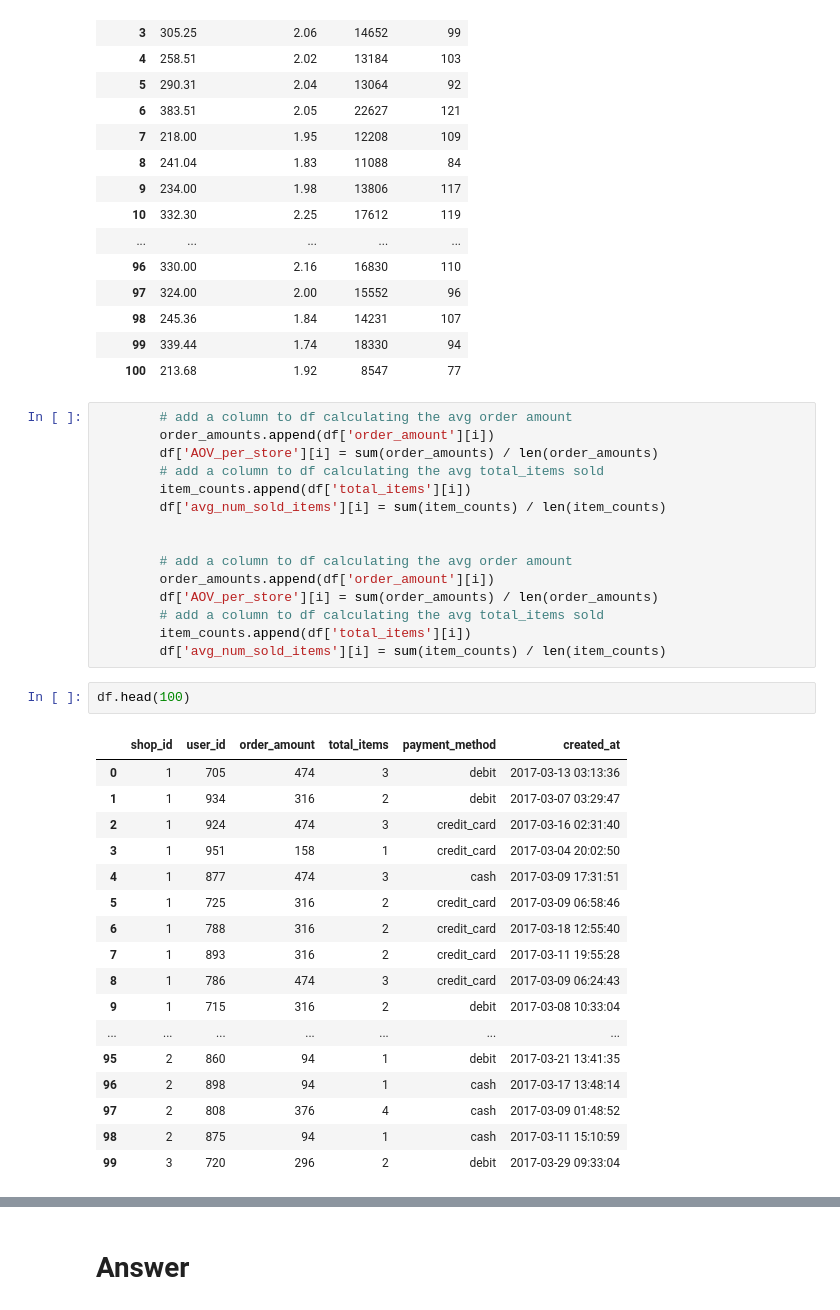
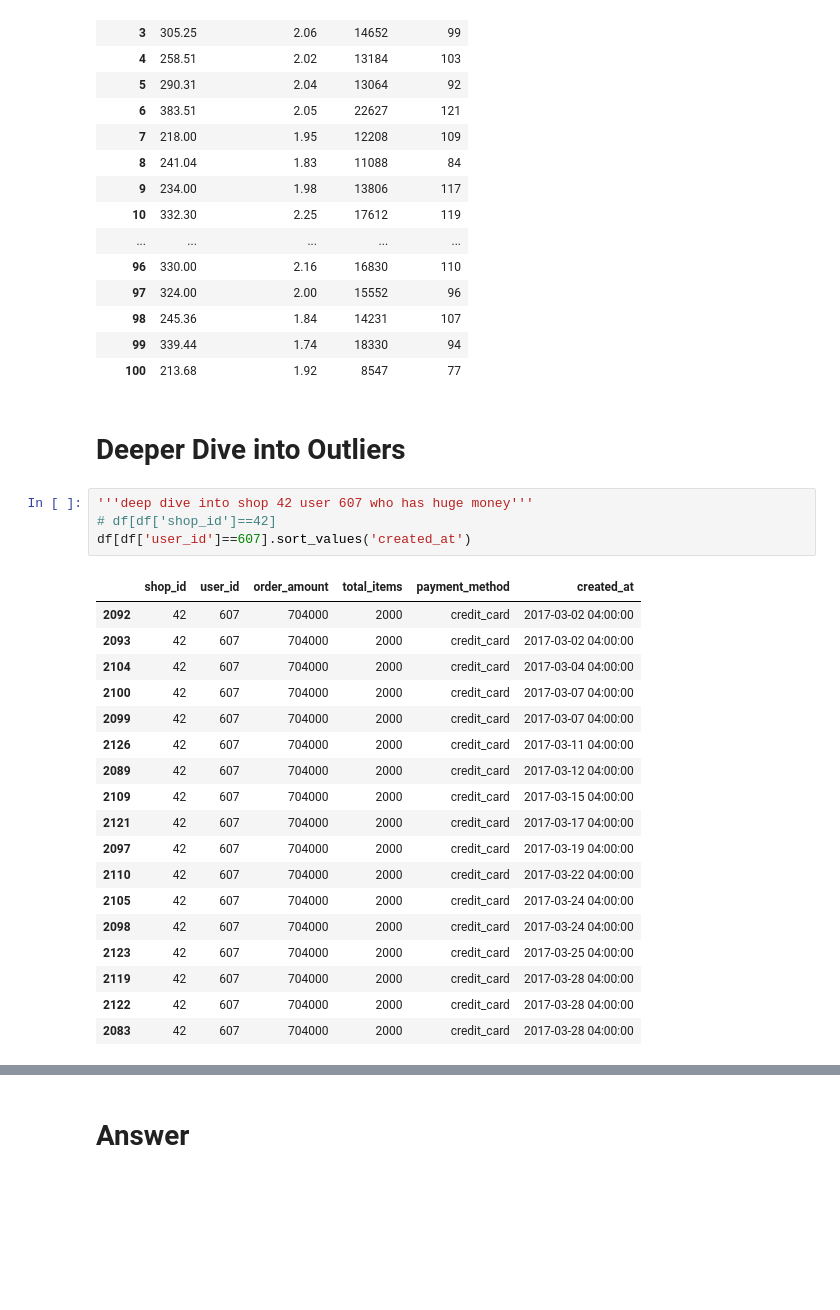
Before and after one commit to ericyeonpark/shopify_exploratory_data_analysis, a Jupyter notebook: data_analysis.ipynb, the cells around one changed output, grey strips where cells are left out. Drawn from its saved outputs; the diff is of its cells as text; blank space fills up the shorter version.

Commit message:
did a deeper analysis on the outliers of the data

```diff
--- a/data_analysis.ipynb
+++ b/data_analysis.ipynb
@@ -326,38 +338,28 @@ df_store
 | 98 | 245.36 | 1.84 | 14231 | 107 |
 | 99 | 339.44 | 1.74 | 18330 | 94 |
 | 100 | 213.68 | 1.92 | 8547 | 77 |
-# %%
-        # add a column to df calculating the avg order amount
-        order_amounts.append(df['order_amount'][i])
-        df['AOV_per_store'][i] = sum(order_amounts) / len(order_amounts)
-        # add a column to df calculating the avg total_items sold
-        item_counts.append(df['total_items'][i])
-        df['avg_num_sold_items'][i] = sum(item_counts) / len(item_counts)
-
-
-        # add a column to df calculating the avg order amount
-        order_amounts.append(df['order_amount'][i])
-        df['AOV_per_store'][i] = sum(order_amounts) / len(order_amounts)
-        # add a column to df calculating the avg total_items sold
-        item_counts.append(df['total_items'][i])
-        df['avg_num_sold_items'][i] = sum(item_counts) / len(item_counts)
-# %%
-df.head(100)
-# %% [output]
-|  | shop_id | user_id | order_amount | total_items | payment_method | created_at |
-| 0 | 1 | 705 | 474 | 3 | debit | 2017-03-13 03:13:36 |
-| 1 | 1 | 934 | 316 | 2 | debit | 2017-03-07 03:29:47 |
-| 2 | 1 | 924 | 474 | 3 | credit_card | 2017-03-16 02:31:40 |
-| 3 | 1 | 951 | 158 | 1 | credit_card | 2017-03-04 20:02:50 |
-| 4 | 1 | 877 | 474 | 3 | cash | 2017-03-09 17:31:51 |
-| 5 | 1 | 725 | 316 | 2 | credit_card | 2017-03-09 06:58:46 |
-| 6 | 1 | 788 | 316 | 2 | credit_card | 2017-03-18 12:55:40 |
-| 7 | 1 | 893 | 316 | 2 | credit_card | 2017-03-11 19:55:28 |
-| 8 | 1 | 786 | 474 | 3 | credit_card | 2017-03-09 06:24:43 |
-| 9 | 1 | 715 | 316 | 2 | debit | 2017-03-08 10:33:04 |
-| ... | ... | ... | ... | ... | ... | ... |
-| 95 | 2 | 860 | 94 | 1 | debit | 2017-03-21 13:41:35 |
-| 96 | 2 | 898 | 94 | 1 | cash | 2017-03-17 13:48:14 |
-| 97 | 2 | 808 | 376 | 4 | cash | 2017-03-09 01:48:52 |
-| 98 | 2 | 875 | 94 | 1 | cash | 2017-03-11 15:10:59 |
-| 99 | 3 | 720 | 296 | 2 | debit | 2017-03-29 09:33:04 |
+# %% [markdown]
+# Deeper Dive into Outliers
+# %%
+'''deep dive into shop 42 user 607 who has huge money'''
+# df[df['shop_id']==42]
+df[df['user_id']==607].sort_values('created_at')
+# %% [output]
+|  | shop_id | user_id | order_amount | total_items | payment_method | created_at |
+| 2092 | 42 | 607 | 704000 | 2000 | credit_card | 2017-03-02 04:00:00 |
+| 2093 | 42 | 607 | 704000 | 2000 | credit_card | 2017-03-02 04:00:00 |
+| 2104 | 42 | 607 | 704000 | 2000 | credit_card | 2017-03-04 04:00:00 |
+| 2100 | 42 | 607 | 704000 | 2000 | credit_card | 2017-03-07 04:00:00 |
+| 2099 | 42 | 607 | 704000 | 2000 | credit_card | 2017-03-07 04:00:00 |
+| 2126 | 42 | 607 | 704000 | 2000 | credit_card | 2017-03-11 04:00:00 |
+| 2089 | 42 | 607 | 704000 | 2000 | credit_card | 2017-03-12 04:00:00 |
+| 2109 | 42 | 607 | 704000 | 2000 | credit_card | 2017-03-15 04:00:00 |
+| 2121 | 42 | 607 | 704000 | 2000 | credit_card | 2017-03-17 04:00:00 |
+| 2097 | 42 | 607 | 704000 | 2000 | credit_card | 2017-03-19 04:00:00 |
+| 2110 | 42 | 607 | 704000 | 2000 | credit_card | 2017-03-22 04:00:00 |
+| 2105 | 42 | 607 | 704000 | 2000 | credit_card | 2017-03-24 04:00:00 |
+| 2098 | 42 | 607 | 704000 | 2000 | credit_card | 2017-03-24 04:00:00 |
+| 2123 | 42 | 607 | 704000 | 2000 | credit_card | 2017-03-25 04:00:00 |
+| 2119 | 42 | 607 | 704000 | 2000 | credit_card | 2017-03-28 04:00:00 |
+| 2122 | 42 | 607 | 704000 | 2000 | credit_card | 2017-03-28 04:00:00 |
+| 2083 | 42 | 607 | 704000 | 2000 | credit_card | 2017-03-28 04:00:00 |
```
Also changed, not shown: parts of 2 cells of this notebook.
